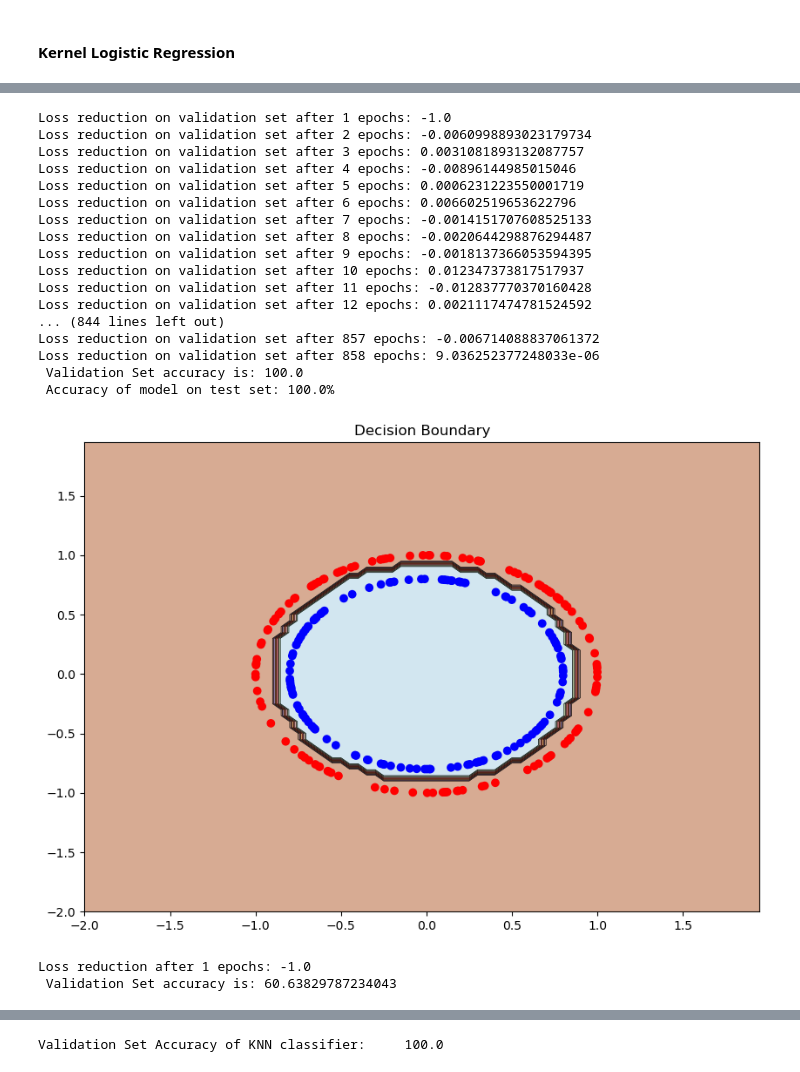
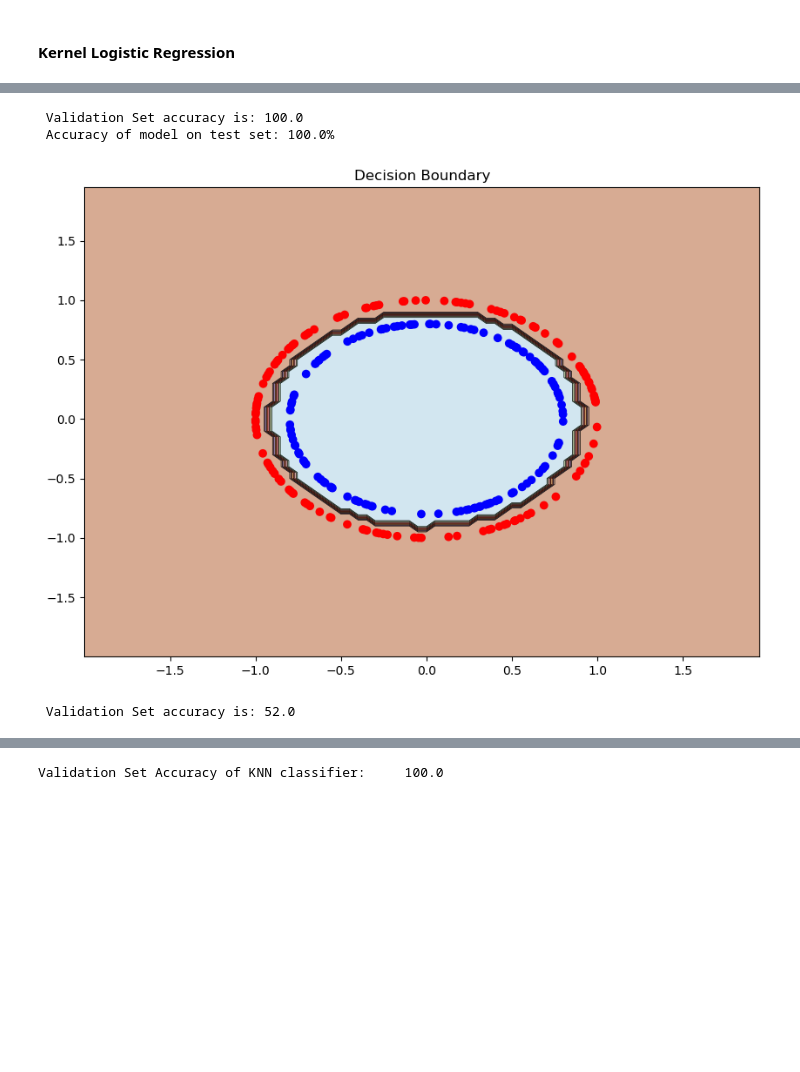
Before and after one commit to arnav-s/fall2022-cs760-hw6, a Jupyter notebook: q3.ipynb, the cells around one changed output, grey strips where cells are left out. Drawn from its saved outputs; the diff is of its cells as text; code cells hidden in the pictures; blank space fills up the shorter version.

```diff
--- a/q3.ipynb
+++ b/q3.ipynb
@@ -635,7 +623,7 @@ test_loader = torch.utils.data.DataLoader(test_set, shuffle=True, batch_size=250
 # %%
 linear_lr_model = LinearLogisticRegression(input_features=2)
 losses = []
-train_logistic_regression(linear_lr_model, train_loader, validation_loader, 0.05, losses, True)
+train_logistic_regression(linear_lr_model, train_loader, validation_loader, 0.05, losses)
 
 #Accuracy
 report_acc_decision_boundary(linear_lr_model, test_loader)
@@ -666,9 +639,9 @@ Loss reduction on validation set after 73 epochs: -6.923332553809836e-06
 # %%
 linear_svm_model = LinearSVM(input_features=2)
 losses = []
-reg_param = 1.5
-step_size = 0.075
-train_linear_svm(linear_svm_model, train_loader, validation_loader, step_size, reg_param, losses, True)
+reg_param = 2.5
+step_size = 0.05
+train_linear_svm(linear_svm_model, train_loader, validation_loader, step_size, reg_param, losses)
 
 #Accuracy
 report_acc_decision_boundary(linear_svm_model, test_loader)
@@ -725,7 +683,7 @@ kernel_neighbors = training_data[permuted_indices[:num_neighbors]]
 rbf_svm_model = KernelSVM(kernel_neighbors, 'rbf', sigma=math.sqrt(0.55))
 losses = []
 
-train_kernel_svm(rbf_svm_model, train_loader, validation_loader, 0.05, 2.5, losses, True)
+train_kernel_svm(rbf_svm_model, train_loader, validation_loader, 0.05, 2.5, losses)
 
 #Accuracy
 report_acc_decision_boundary(rbf_svm_model, test_loader)
@@ -756,10 +699,10 @@ Loss reduction on validation set after 1192 epochs: 2.882358153266651e-06
 # %%
 num_neighbors = 50
 kernel_neighbors = training_data[permuted_indices[:num_neighbors]]
-rbf_lr_model = KernelLogisticRegression(kernel_neighbors, 'rbf', sigma=math.sqrt(0.45))
+rbf_lr_model = KernelLogisticRegression(kernel_neighbors, 'rbf', sigma=math.sqrt(0.50))
 losses = []
 
-train_kernel_lr(rbf_lr_model, train_loader, validation_loader, 0.05, losses, True)
+train_kernel_lr(rbf_lr_model, train_loader, validation_loader, 0.05, losses)
 
 #Accuracy
 report_acc_decision_boundary(rbf_lr_model, test_loader)
@@ -788,35 +716,20 @@ Loss reduction on validation set after 187 epochs: -5.168159449508991e-06
 # %%
 num_neighbors = 50
 kernel_neighbors = training_data[permuted_indices[:num_neighbors]]
 polynomial_lr_model = KernelLogisticRegression(kernel_neighbors, 'polynomial', d=2)
 losses = []
 
-train_kernel_lr(polynomial_lr_model, train_loader, validation_loader, 0.05, losses, True)
+train_kernel_lr(polynomial_lr_model, train_loader, validation_loader, 0.05, losses)
 
 #Accuracy
 report_acc_decision_boundary(polynomial_lr_model, test_loader)
 
 #Decision Boundary
 draw_decision_boundary(polynomial_lr_model, test_set)
 # %% [output]
-Loss reduction on validation set after 1 epochs: -1.0
-Loss reduction on validation set after 2 epochs: -0.0060998893023179734
-Loss reduction on validation set after 3 epochs: 0.0031081893132087757
-Loss reduction on validation set after 4 epochs: -0.00896144985015046
-Loss reduction on validation set after 5 epochs: 0.0006231223550001719
-Loss reduction on validation set after 6 epochs: 0.006602519653622796
-Loss reduction on validation set after 7 epochs: -0.0014151707608525133
-Loss reduction on validation set after 8 epochs: -0.0020644298876294487
-Loss reduction on validation set after 9 epochs: -0.0018137366053594395
-Loss reduction on validation set after 10 epochs: 0.012347373817517937
-Loss reduction on validation set after 11 epochs: -0.012837770370160428
-Loss reduction on validation set after 12 epochs: 0.0021117474781524592
-... (844 lines left out)
-Loss reduction on validation set after 857 epochs: -0.006714088837061372
-Loss reduction on validation set after 858 epochs: 9.036252377248033e-06
  Validation Set accuracy is: 100.0
  Accuracy of model on test set: 100.0%
-[figure, old version]
+[figure, new version]
 # %%
 class hw4Model(torch.nn.Module):
     def __init__(self):
@@ -875,10 +788,9 @@ def train_hw4_net(model, train_loader, validation_loader, learning_rate, losses,
 # %%
 hw4_net = hw4Model()
 losses = []
-train_hw4_net(hw4_net, train_loader, validation_loader, 0.05, losses, True)
+train_hw4_net(hw4_net, train_loader, validation_loader, 0.05, losses)
 # %% [output]
-Loss reduction after 1 epochs: -1.0
- Validation Set accuracy is: 60.63829787234043
+ Validation Set accuracy is: 52.0
 # %%
 #Accuracy
 report_acc_decision_boundary(hw4_net, test_loader)
```
Also changed, not shown: parts of 36 cells of this notebook, 14 other files.
